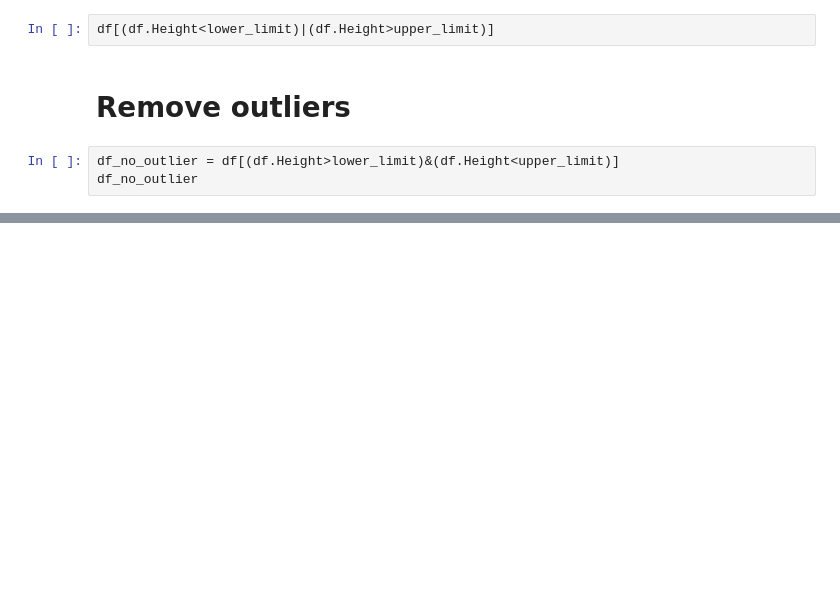
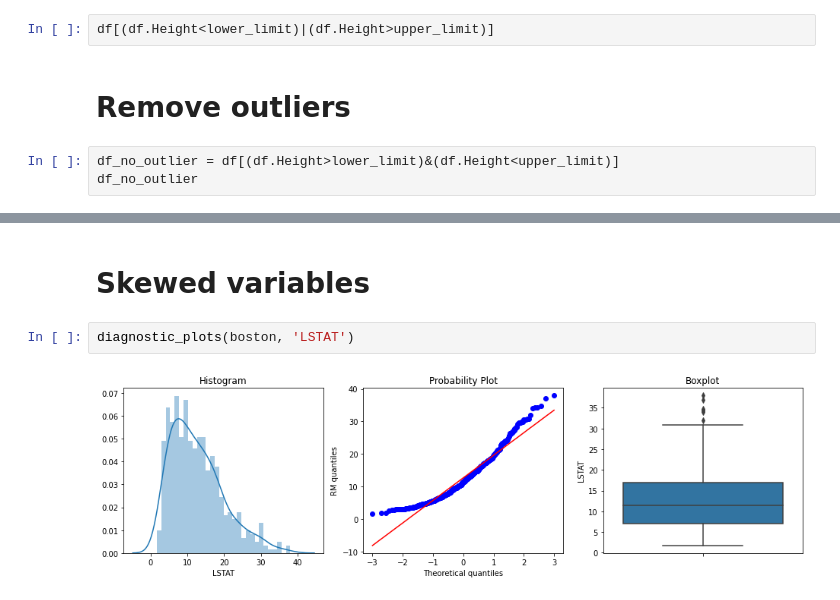
Before and after one commit to vigneshSs-07/Feature_Engineering, a Jupyter notebook: Outlier_Detection/Outlier_detection.ipynb, the cells around one changed output, grey strips where cells are left out. Cells and saved outputs as stored; diff of their text form; blank space fills up the shorter version.

```diff
--- a/Outlier_Detection/Outlier_detection.ipynb
+++ b/Outlier_Detection/Outlier_detection.ipynb
@@ -252,0 +360,6 @@ df_no_outlier
+# %% [markdown]
+# Skewed variables
+# %%
+diagnostic_plots(boston, 'LSTAT')
+# %% [output]
+[figure, added]
```
Also changed, not shown: parts of 23 cells of this notebook, 9 other files.
